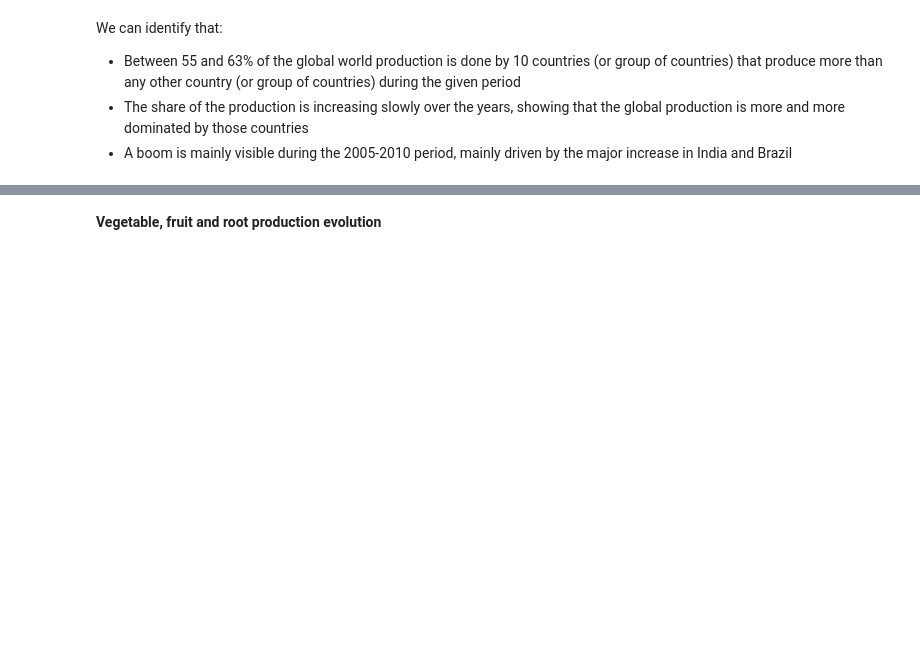
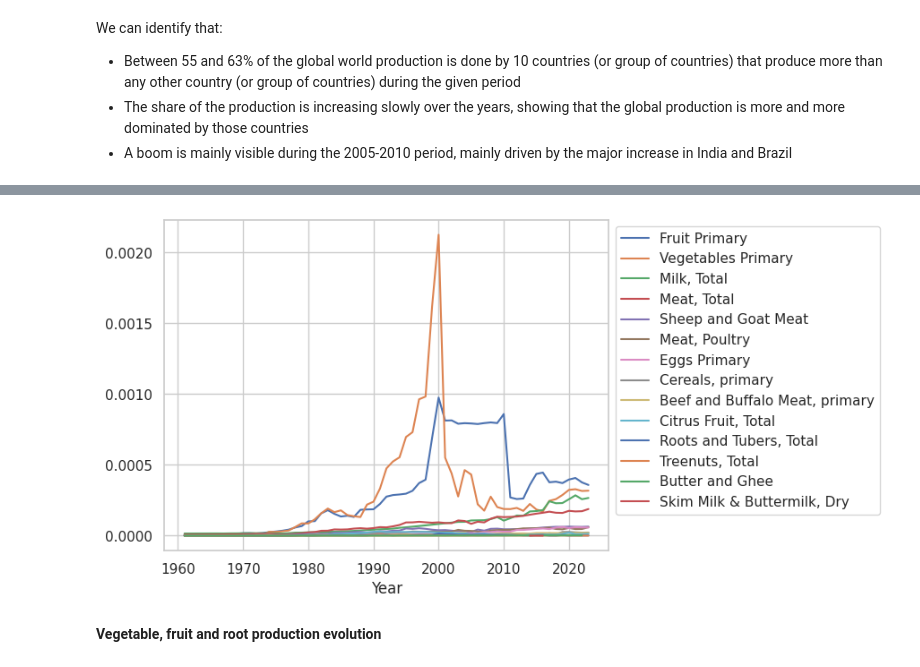
Before and after one commit to SimFour64/fao_analysis, a Jupyter notebook: notebooks/03_Analysis.ipynb, the cells around one changed output, grey strips where cells are left out. Saved outputs shown, nothing was run; the diff lists cells and outputs as text; code cells hidden in the pictures; blank space fills up the shorter version.

```diff
--- a/notebooks/03_Analysis.ipynb
+++ b/notebooks/03_Analysis.ipynb
@@ -62,3 +48,6 @@ array(['Africa', 'Americas', 'Asia', 'Australia and New Zealand',
+# %%
+df_item_groups = pd.read_csv(Path(project_folder) / "data/external/item_groups.csv")
+item_groups = df_item_groups["Item Group"].unique()
 # %% [markdown]
 ## Exploration and analysis
 # %% [markdown]
@@ -455,0 +490,9 @@ Name: Value, dtype: float64
+# %%
+# Let's focus only on item groups
+uae_prod = df_only_prod[(df_only_prod["Area"]=="United Arab Emirates") & (df_only_prod["Item"].isin(item_groups))]\
+                            .groupby(["Item","Year"])[["Value"]]\
+                            .sum()\
+                            .reset_index()\
+                            .pivot(index="Year", columns="Item", values="Value")
+uae_prod = uae_prod[uae_prod.loc[2023,:].sort_values(ascending=False).index]
+uae_prod
@@ -456,3 +514,9 @@ Name: Value, dtype: float64
+# %%
+uae_prod.plot()
+plt.legend(bbox_to_anchor=(1,1))
+plt.show()
+# %% [output]
+[figure, added]
 # %% [markdown]
 **Vegetable, fruit and root production evolution**
 # %%
```
Also changed, not shown: parts of 22 cells of this notebook.
